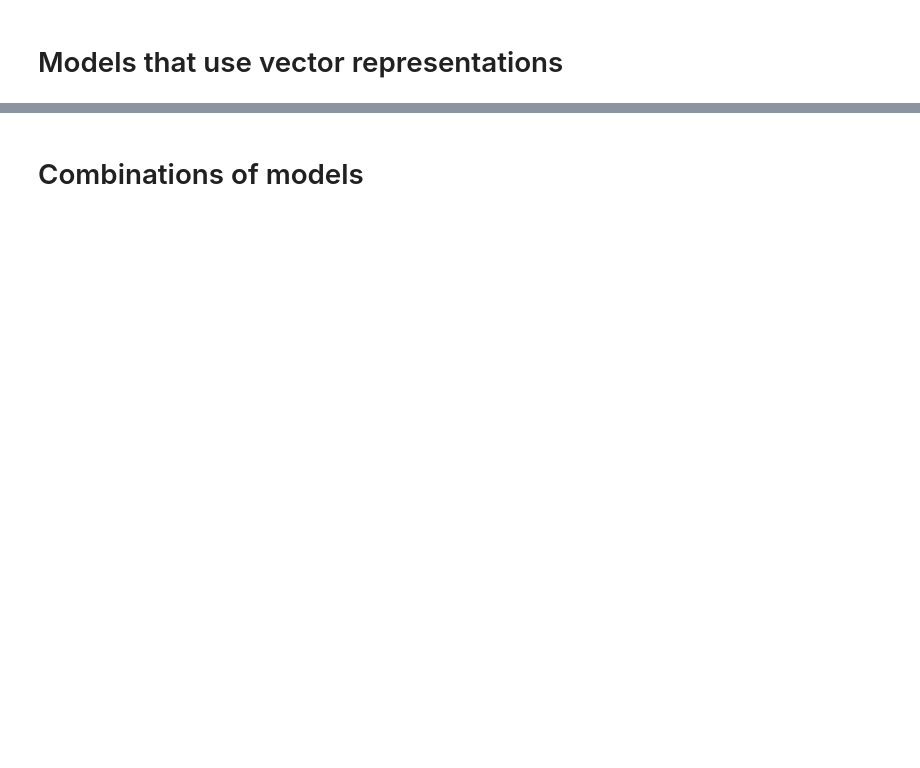
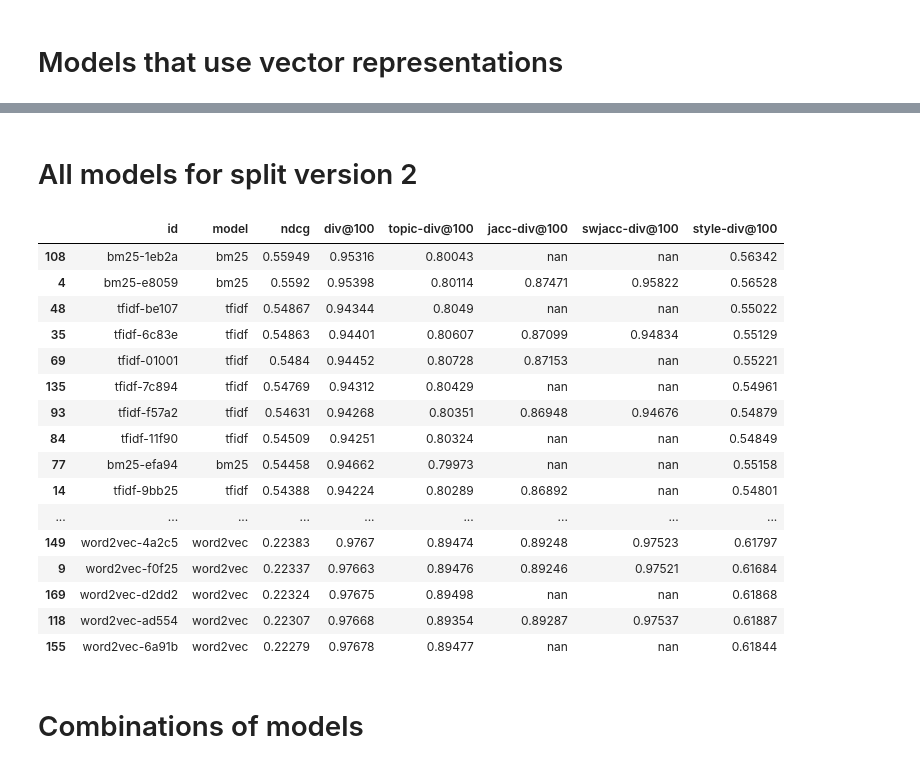
Before and after one commit to arthur-gallois/Twinews-adapted, a Jupyter notebook: twinews/evaluation/hjreport.ipynb, the cells around one changed output, grey strips where cells are left out. Drawn from its saved outputs; the diff is of its cells as text; code cells hidden in the pictures; blank space fills up the shorter version.

```diff
--- a/twinews/evaluation/hjreport.ipynb
+++ b/twinews/evaluation/hjreport.ipynb
@@ -33,6 +42,11 @@ def basicPrint(model, **kwargs):
     }
     printReportKwargs = mergeDicts(printReportKwargs, kwargs)
     printReport(**printReportKwargs)
+# %%
+def printAll(*args, **kwargs):
+    kwargs['onlyFields'] = {'id', 'model'}
+    kwargs['excludedModels'] = {'combin', 'ideal', 'worst', 'random'}
+    return basicPrint(None, *args, **kwargs)
 # %% [markdown]
 # Misc
 # %%
@@ -357,5 +174,27 @@ These values are common to all rows (11):
 # %%
 basicPrint('bert')
+# %% [markdown]
+# All models for split version 2
+# %%
+printAll('div', splitVersion=2)
+# %% [output]
+|  | id | model | ndcg | div@100 | topic-div@100 | jacc-div@100 | swjacc-div@100 | style-div@100 |
+| 108 | bm25-1eb2a | bm25 | 0.55949 | 0.95316 | 0.80043 | nan | nan | 0.56342 |
+| 4 | bm25-e8059 | bm25 | 0.5592 | 0.95398 | 0.80114 | 0.87471 | 0.95822 | 0.56528 |
+| 48 | tfidf-be107 | tfidf | 0.54867 | 0.94344 | 0.8049 | nan | nan | 0.55022 |
+| 35 | tfidf-6c83e | tfidf | 0.54863 | 0.94401 | 0.80607 | 0.87099 | 0.94834 | 0.55129 |
+| 69 | tfidf-01001 | tfidf | 0.5484 | 0.94452 | 0.80728 | 0.87153 | nan | 0.55221 |
+| 135 | tfidf-7c894 | tfidf | 0.54769 | 0.94312 | 0.80429 | nan | nan | 0.54961 |
+| 93 | tfidf-f57a2 | tfidf | 0.54631 | 0.94268 | 0.80351 | 0.86948 | 0.94676 | 0.54879 |
+| 84 | tfidf-11f90 | tfidf | 0.54509 | 0.94251 | 0.80324 | nan | nan | 0.54849 |
+| 77 | bm25-efa94 | bm25 | 0.54458 | 0.94662 | 0.79973 | nan | nan | 0.55158 |
+| 14 | tfidf-9bb25 | tfidf | 0.54388 | 0.94224 | 0.80289 | 0.86892 | nan | 0.54801 |
+| ... | ... | ... | ... | ... | ... | ... | ... | ... |
+| 149 | word2vec-4a2c5 | word2vec | 0.22383 | 0.9767 | 0.89474 | 0.89248 | 0.97523 | 0.61797 |
+| 9 | word2vec-f0f25 | word2vec | 0.22337 | 0.97663 | 0.89476 | 0.89246 | 0.97521 | 0.61684 |
+| 169 | word2vec-d2dd2 | word2vec | 0.22324 | 0.97675 | 0.89498 | nan | nan | 0.61868 |
+| 118 | word2vec-ad554 | word2vec | 0.22307 | 0.97668 | 0.89354 | 0.89287 | 0.97537 | 0.61887 |
+| 155 | word2vec-6a91b | word2vec | 0.22279 | 0.97678 | 0.89477 | nan | nan | 0.61844 |
 # %% [markdown]
 # Combinations of models
 # %%
```
Also changed, not shown: parts of 25 cells of this notebook, 6 other files.
